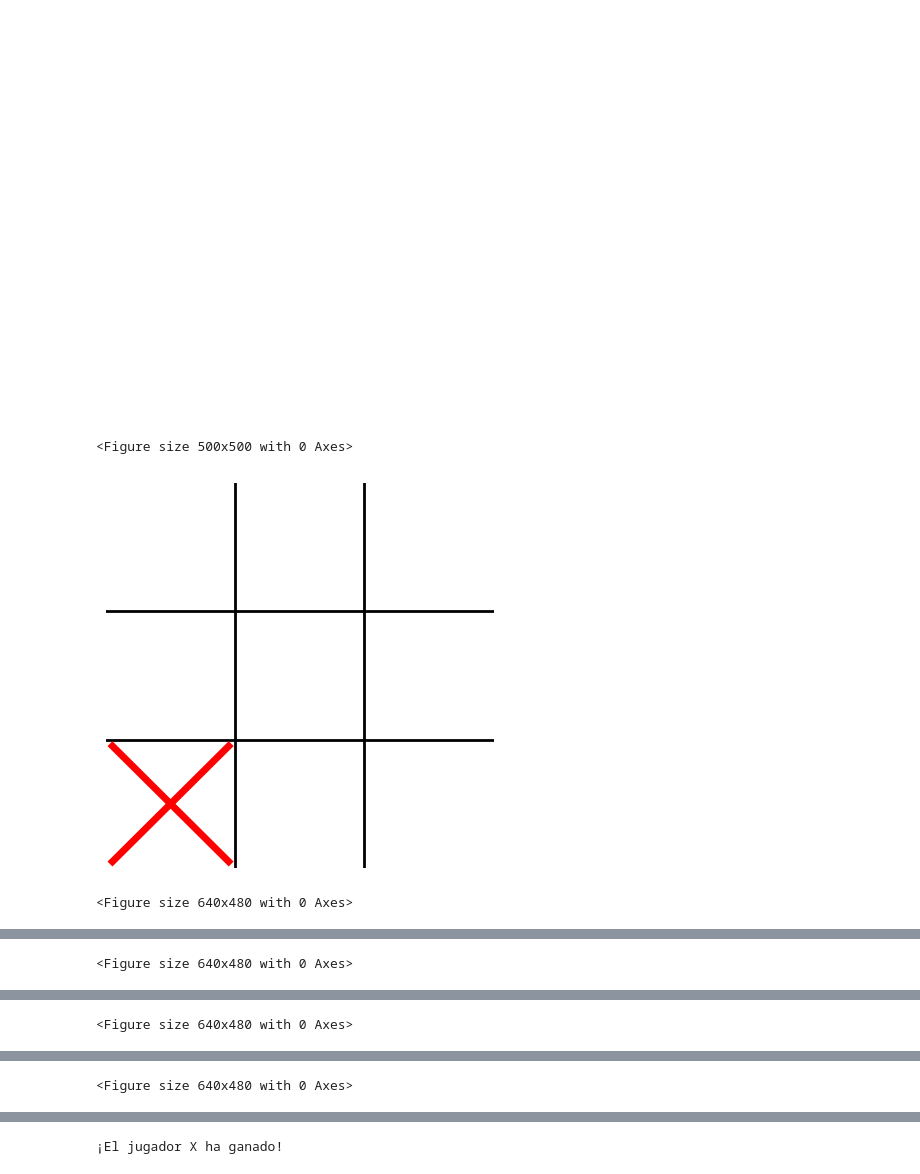
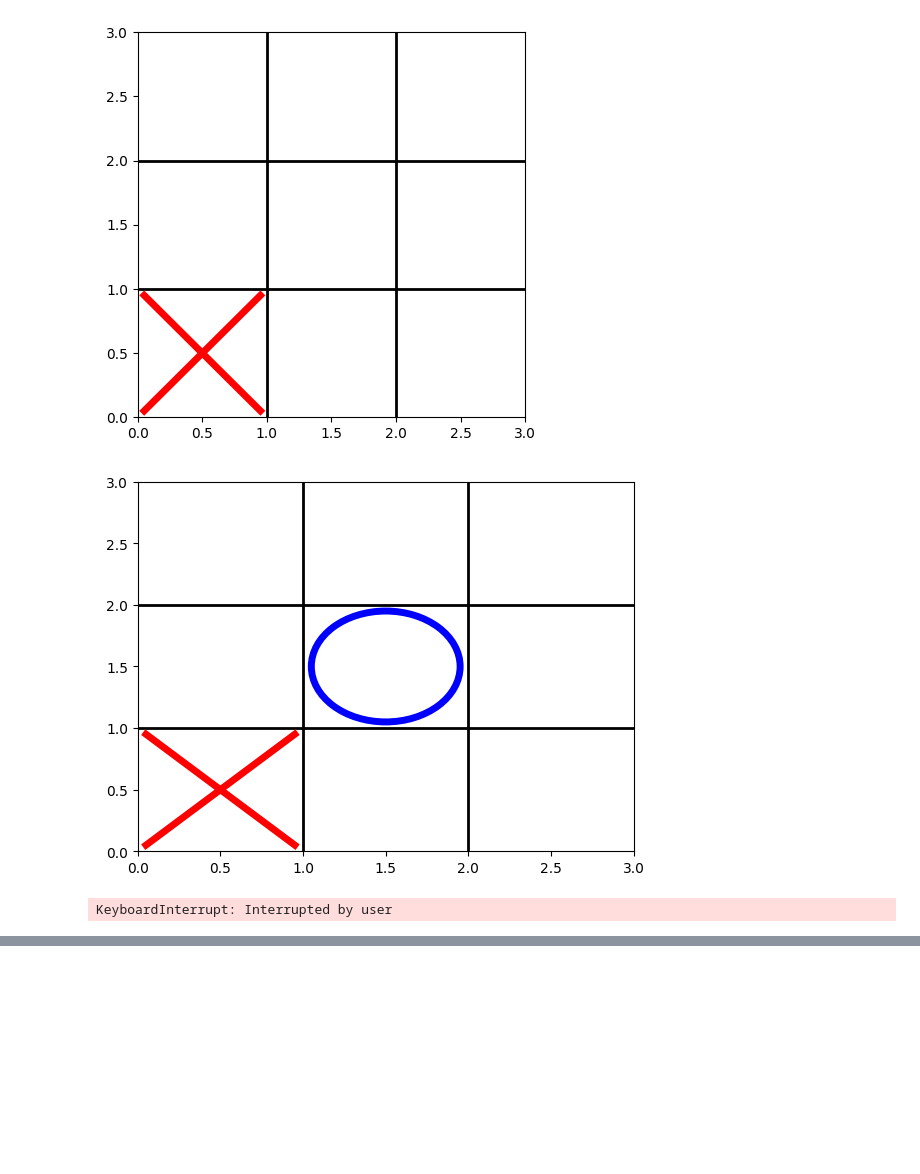
Before and after one commit to bruno-coulet/morpion, a Jupyter notebook: test_jose.ipynb, the cells around one changed output, grey strips where cells are left out. Cells and saved outputs as stored; diff of their text form; code cells hidden in the pictures; blank space fills up the shorter version.

```diff
--- a/test_jose.ipynb
+++ b/test_jose.ipynb
@@ -15,8 +15,8 @@ def draw_cercle(x, y, taille=0.9, couleur='blue', epaisseur=5):
 
 def draw_board():
     """Dibuja el tablero de juego de Tic-Tac-Toe"""
-    plt.figure(figsize=(5, 5))
-    plt.axis('off')
+    # plt.figure(figsize=(5, 5))
+    # plt.axis('off')
 
     # Dibujar las líneas del tablero
     for i in range(1, 3):
@@ -77,35 +77,34 @@ def play_game():
                 print("nombres entiere.")
 
         if board[row, col] != '':
             print("Casee ocupée.")
             continue
 
         board[row, col] = player
         plt.clf()
         #ax.clear()
         draw_board()
         for i in range(3):
             for j in range(3):
                 if board[i, j] == 'X':
                     draw_cross(j + 0.5, i + 0.5)
                 elif board[i, j] == 'O':
                     draw_cercle(j + 0.5, i + 0.5)
         plt.pause(0.1)
         #plt.show()
         if is_winner(board, player):
             print(f"¡Le jeur {player} ha gagne!")
             break
         elif is_board_full(board):
             print("¡égalité!")
             break
 
         player = 'O' if player == 'X' else 'X'
-    #plt.ioff()  # Desactive
+    plt.ioff()  # Desactive
     plt.show()
 
 play_game()
 # %% [output]
-[figure, old version]
+[figure, new version]
+[figure, new version]
-<Figure size 500x500 with 0 Axes>
+KeyboardInterrupt: Interrupted by user
-[figure, old version]
-<Figure size 640x480 with 0 Axes>
@@ -113 +110,0 @@ play_game()
-<Figure size 640x480 with 0 Axes>
@@ -115 +110,0 @@ play_game()
-<Figure size 640x480 with 0 Axes>
@@ -117 +110,0 @@ play_game()
-<Figure size 640x480 with 0 Axes>
@@ -119 +110,0 @@ play_game()
-¡El jugador X ha ganado!
```
Also changed, not shown: parts of 1 cell of this notebook, 8 other files.
